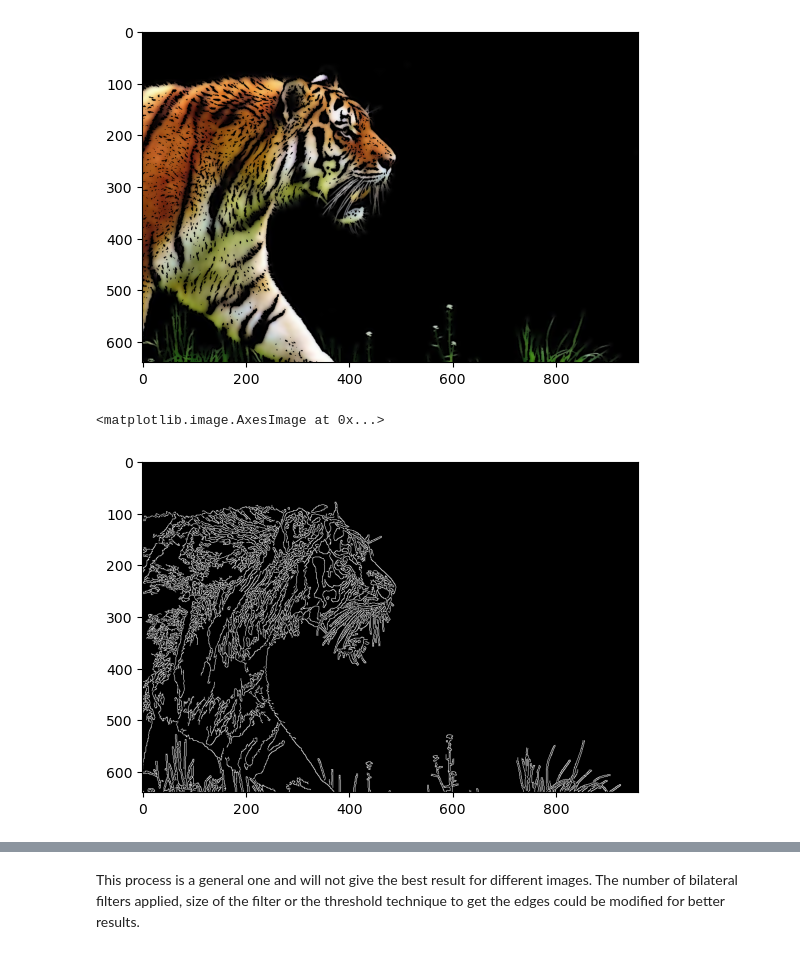
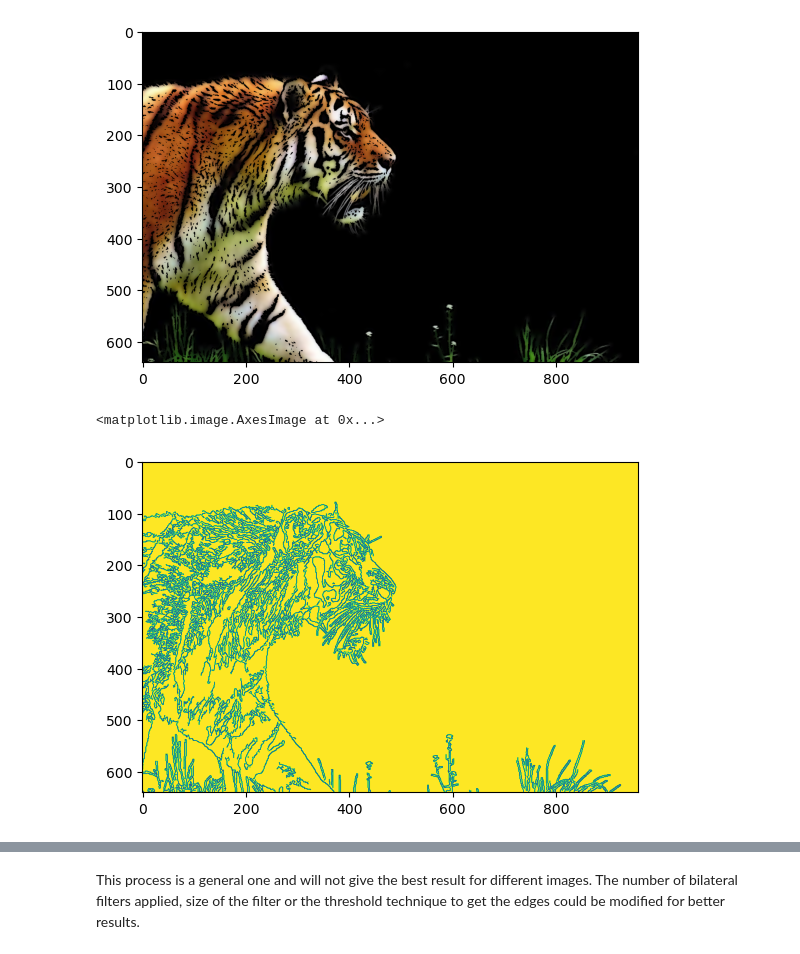
Before and after one commit to cedricfyc/Online_tutorials, a Jupyter notebook: Machine Learning/OpenCV Applications/image_cartooniser_tutorial.ipynb, the cells around one changed output, grey strips where cells are left out. Saved outputs shown, nothing was run; the diff lists cells and outputs as text; code cells hidden in the pictures.

```diff
--- a/Machine Learning/Basic OpenCV Applications/image_cartooniser_tutorial.ipynb
+++ b/Machine Learning/OpenCV Applications/image_cartooniser_tutorial.ipynb
@@ -32,7 +32,8 @@ gaussian_blur = cv2.GaussianBlur(gray, (3, 3), 1)
 adpt_thresh_edges = cv2.adaptiveThreshold(gaussian_blur, 255, cv2.ADAPTIVE_THRESH_MEAN_C,
               cv2.THRESH_BINARY, 11, 11)
 # %%
-canny_edges = cv2.Canny(gaussian_blur, threshold1=30, threshold2=200)
+canny_edges = cv2.Canny(gaussian_blur, threshold1=30, threshold2=180)
+_, thresh_canny_edges = cv2.threshold(canny_edges, 30, 180, cv2.THRESH_BINARY)
 # %% [markdown]
 Other edge detection functions were used, but to no avail.
 The error below would be generated when applying the edges as masks.
@@ -72,10 +73,10 @@ plt.imshow(adpt_thresh_cartoon)
 <matplotlib.image.AxesImage at 0x...>
 [figure]
 # %%
-plt.imshow(cv2.cvtColor(canny_edges, cv2.COLOR_BGR2RGB))
+plt.imshow(cv2.bitwise_not(thresh_canny_edges))
 # %% [output]
 <matplotlib.image.AxesImage at 0x...>
-[figure, old version]
+[figure, new version]
 # %%
 canny_cartoon = cv2.cvtColor(canny_cartoon, cv2.COLOR_BGR2RGB)
 plt.imshow(canny_cartoon)
```
Also changed, not shown: parts of 2 cells of this notebook, 5 other files.
